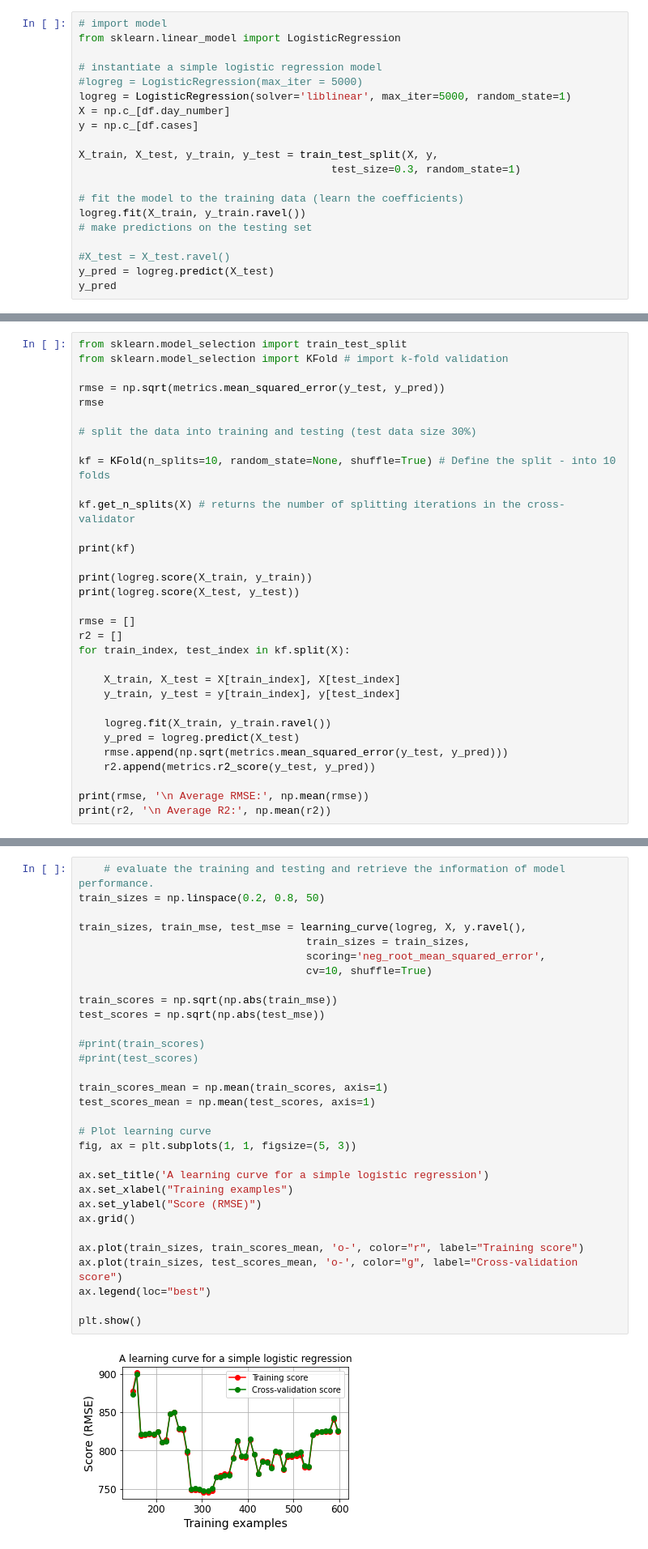
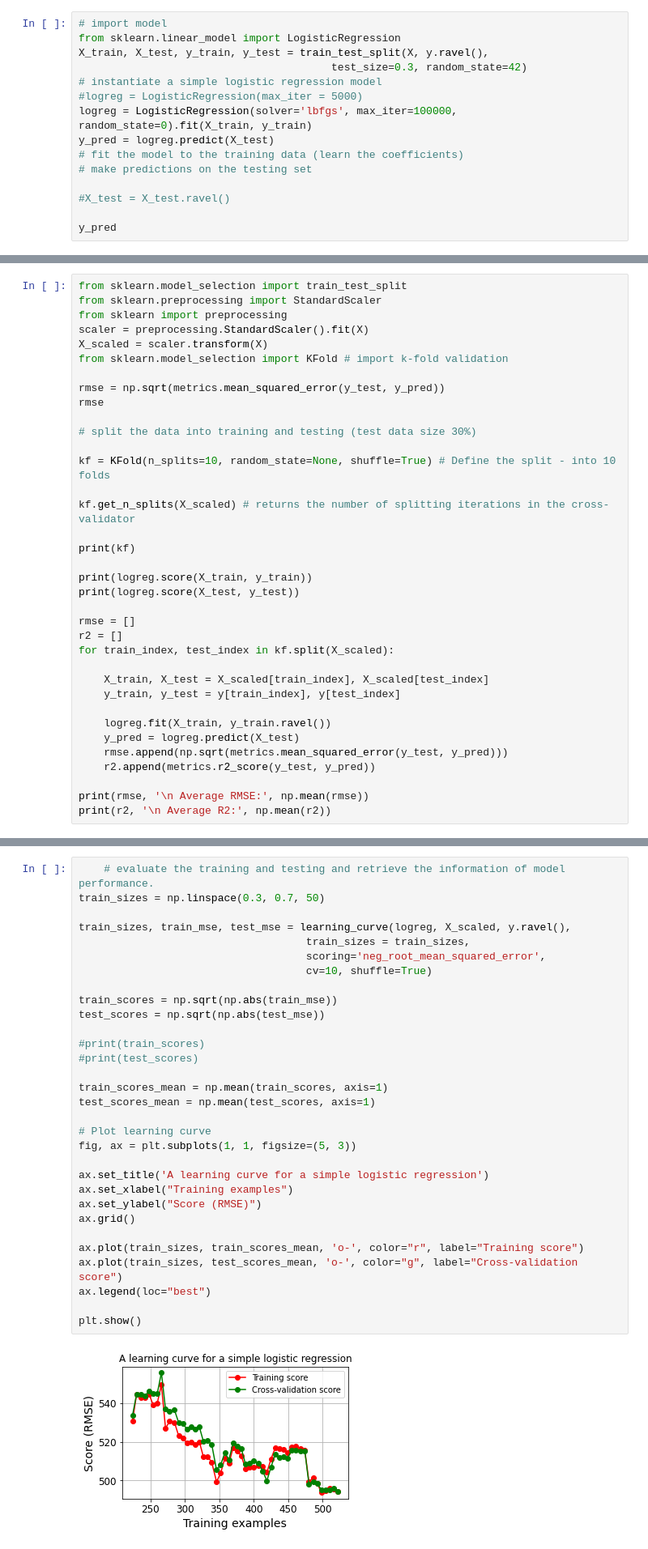
Before and after one commit to weswong02/CPSC4310, a Jupyter notebook: ME5_simpleRegression_COVID19/simpleLinearRegression.ipynb, the cells around one changed output, grey strips where cells are left out. Shown: that part at 81% size. Saved outputs shown, nothing was run; the diff lists cells and outputs as text.

```diff
--- a/ME5_simpleRegression_COVID19/simpleLinearRegression.ipynb
+++ b/ME5_simpleRegression_COVID19/simpleLinearRegression.ipynb
@@ -793,21 +793,16 @@ plt.show()
 # %%
 # import model
 from sklearn.linear_model import LogisticRegression
-
+X_train, X_test, y_train, y_test = train_test_split(X, y.ravel(),
+                                        test_size=0.3, random_state=42)
 # instantiate a simple logistic regression model
 #logreg = LogisticRegression(max_iter = 5000)
-logreg = LogisticRegression(solver='liblinear', max_iter=5000, random_state=1)
-X = np.c_[df.day_number]
-y = np.c_[df.cases]
-
-X_train, X_test, y_train, y_test = train_test_split(X, y,
-                                        test_size=0.3, random_state=1)
-
+logreg = LogisticRegression(solver='lbfgs', max_iter=100000, random_state=0).fit(X_train, y_train)
+y_pred = logreg.predict(X_test)
 # fit the model to the training data (learn the coefficients)
-logreg.fit(X_train, y_train.ravel())
 # make predictions on the testing set
 
 #X_test = X_test.ravel()
-y_pred = logreg.predict(X_test)
+
 y_pred
 # %% [output]
@@ -847,5 +842,9 @@ plt.show()
 # %%
 from sklearn.model_selection import train_test_split
+from sklearn.preprocessing import StandardScaler
+from sklearn import preprocessing
+scaler = preprocessing.StandardScaler().fit(X)
+X_scaled = scaler.transform(X)
 from sklearn.model_selection import KFold # import k-fold validation
 
 rmse = np.sqrt(metrics.mean_squared_error(y_test, y_pred))
@@ -855,7 +854,7 @@ rmse
 
 kf = KFold(n_splits=10, random_state=None, shuffle=True) # Define the split - into 10 folds
 
-kf.get_n_splits(X) # returns the number of splitting iterations in the cross-validator
+kf.get_n_splits(X_scaled) # returns the number of splitting iterations in the cross-validator
 
 print(kf)
 
@@ -864,9 +863,9 @@ print(logreg.score(X_test, y_test))
 
 rmse = []
 r2 = []
-for train_index, test_index in kf.split(X):
+for train_index, test_index in kf.split(X_scaled):
 
-    X_train, X_test = X[train_index], X[test_index]
+    X_train, X_test = X_scaled[train_index], X_scaled[test_index]
     y_train, y_test = y[train_index], y[test_index]
 
     logreg.fit(X_train, y_train.ravel())
@@ -887,36 +886,36 @@ KFold(n_splits=10, random_state=None, shuffle=True)
 # %%
     # evaluate the training and testing and retrieve the information of model performance.
-train_sizes = np.linspace(0.2, 0.8, 50)
+train_sizes = np.linspace(0.3, 0.7, 50)
 
-train_sizes, train_mse, test_mse = learning_curve(logreg, X, y.ravel(),
+train_sizes, train_mse, test_mse = learning_curve(logreg, X_scaled, y.ravel(),
                                     train_sizes = train_sizes,
                                     scoring='neg_root_mean_squared_error',
                                     cv=10, shuffle=True)
 
 train_scores = np.sqrt(np.abs(train_mse))
 test_scores = np.sqrt(np.abs(test_mse))
 
 #print(train_scores)
 #print(test_scores)
 
 train_scores_mean = np.mean(train_scores, axis=1)
 test_scores_mean = np.mean(test_scores, axis=1)
 
 # Plot learning curve
 fig, ax = plt.subplots(1, 1, figsize=(5, 3))
 
 ax.set_title('A learning curve for a simple logistic regression')
 ax.set_xlabel("Training examples")
 ax.set_ylabel("Score (RMSE)")
 ax.grid()
 
 ax.plot(train_sizes, train_scores_mean, 'o-', color="r", label="Training score")
 ax.plot(train_sizes, test_scores_mean, 'o-', color="g", label="Cross-validation score")
 ax.legend(loc="best")
 
 plt.show()
 # %% [output]
-[figure, old version]
+[figure, new version]
 # %% [markdown]
 ### Part 2: Write a summary of what you find from the data
 
```
Also changed, not shown: parts of 11 cells of this notebook, 1 other file.
